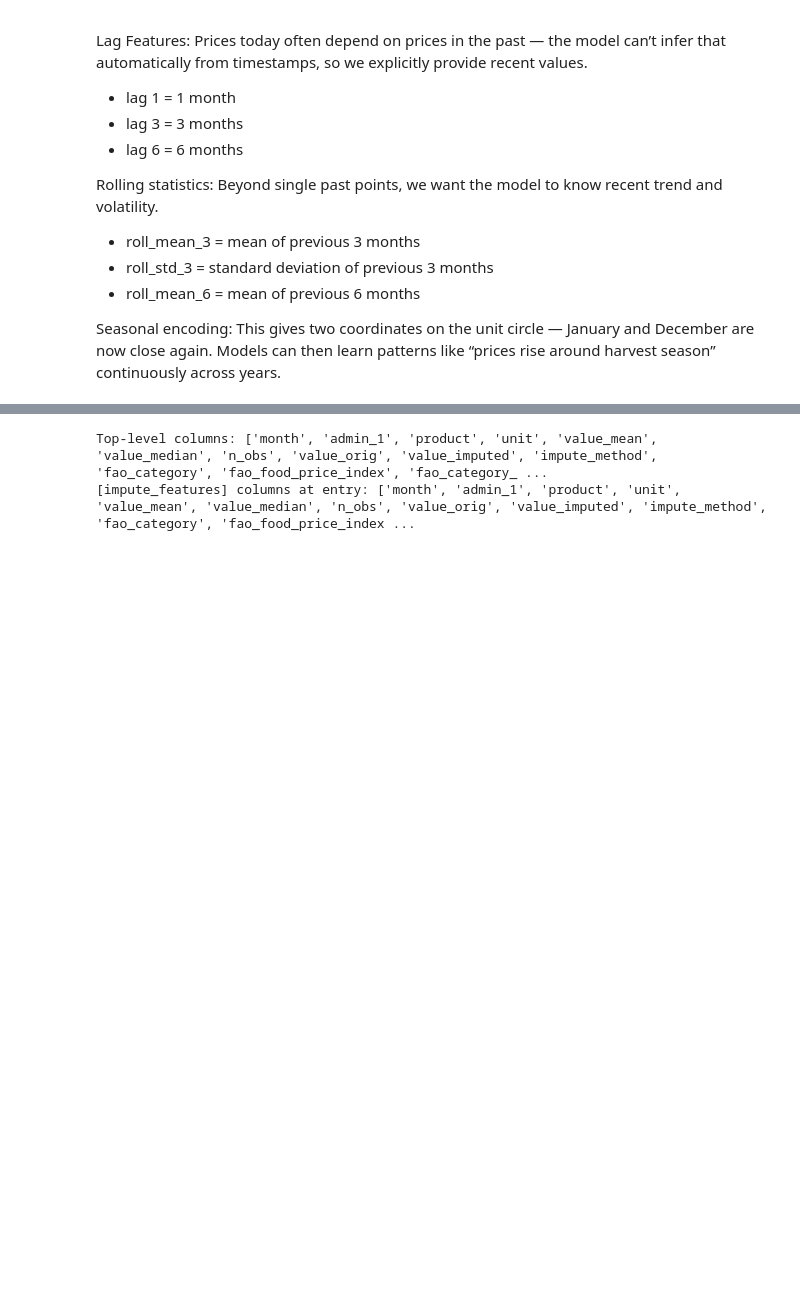
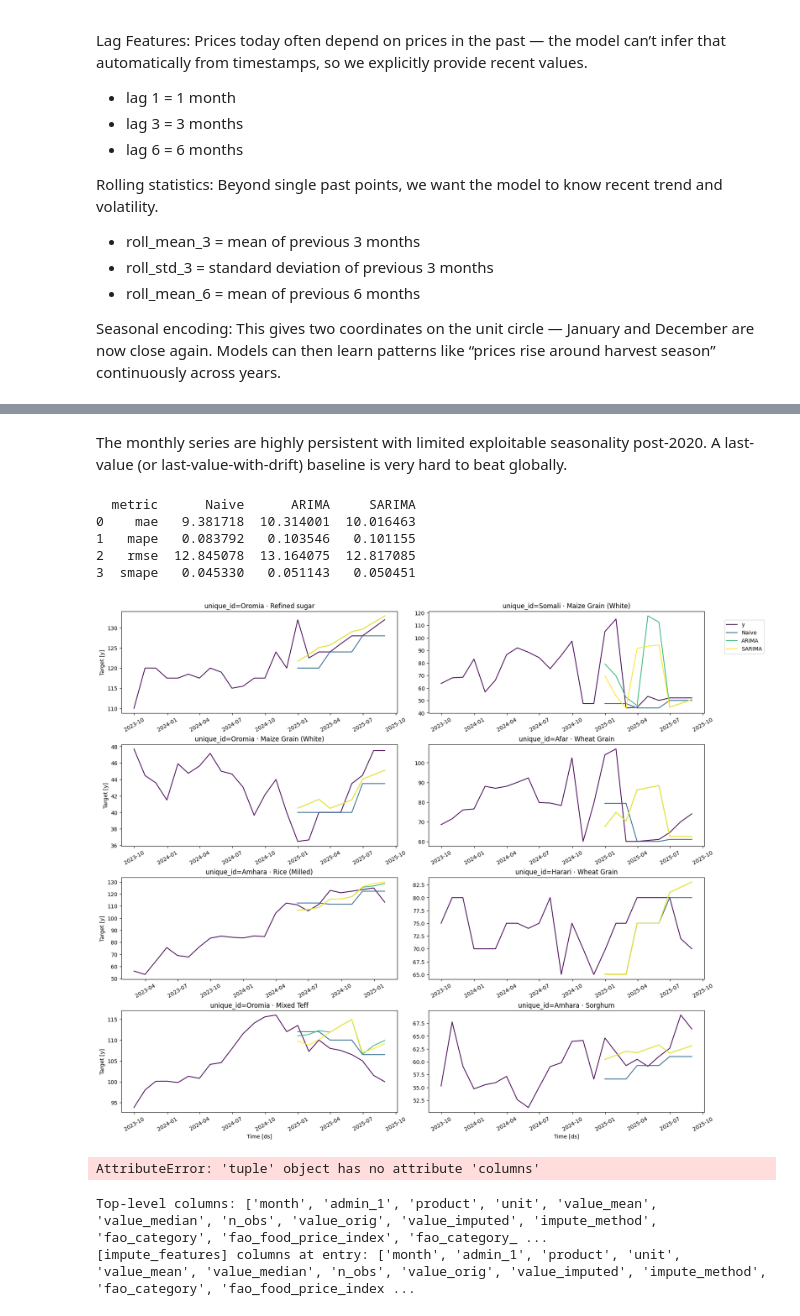
Before and after one commit to nataschaminnitt/food_security, a Jupyter notebook: etl/modelling.ipynb, the cells around one changed output, grey strips where cells are left out. Drawn from its saved outputs; the diff is of its cells as text; code cells hidden in the pictures; blank space fills up the shorter version.

```diff
--- a/etl/modelling.ipynb
+++ b/etl/modelling.ipynb
@@ -42,0 +147,73 @@ from etl.staples_model_core import (
+# %% [markdown]
+The monthly series are highly persistent with limited exploitable seasonality post-2020. A last-value (or last-value-with-drift) baseline is very hard to beat globally.
+# %%
+# Using cross-validation
+
+# Models
+models = [
+    # Baseline models
+    Naive(),
+
+    # Statistical models
+    AutoARIMA(seasonal=False, alias='ARIMA'),
+    AutoARIMA(season_length=12, alias='SARIMA'),
+]
+
+# Fit and predict (freq='M' = month-end)
+sf = StatsForecast(models=models, freq="M", n_jobs=-1)
+
+cv_df = sf.cross_validation(
+    h=h,
+    df=df_sf,
+    n_windows=3,
+    step_size=h,
+    refit=True
+)
+
+cv_eval = evaluate(
+    cv_df.drop(['cutoff'], axis=1),
+    metrics=[mae, mape, rmse, smape],
+)
+
+cv_eval = cv_eval.drop(['unique_id'], axis=1).groupby('metric').mean().reset_index()
+print(cv_eval)
+
+plot_series(
+    df=df_sf,
+    forecasts_df=cv_df.drop(['y', 'cutoff'], axis=1),
+    max_insample_length=24,
+    palette="viridis"
+)
+# %% [output]
+  metric      Naive      ARIMA     SARIMA
+0    mae   9.381718  10.314001  10.016463
+1   mape   0.083792   0.103546   0.101155
+2   rmse  12.845078  13.164075  12.817085
+3  smape   0.045330   0.051143   0.050451
+[figure, added]
+# %%
+from functools import partial
+from utilsforecast.feature_engineering import fourier, time_features, pipeline
+
+features = [
+    partial(fourier, season_length=12, k=3),                 # annual seasonality on monthly data
+    partial(time_features, features=['month', 'quarter', 'year']),
+]
+
+# Historical exog aligned to df_sf
+X_df = pipeline(
+    df=df_sf,
+    features=features,
+    freq='M',
+    h=0            # only in-sample features
+)
+
+# Future exog for next h months
+futr_exog = pipeline(
+    df=df_sf,
+    features=features,
+    freq='M',
+    h=h            # creates h future rows per unique_id
+)
+# %% [output]
+AttributeError: 'tuple' object has no attribute 'columns'
```
Also changed, not shown: parts of 8 cells of this notebook, 9 other files.
